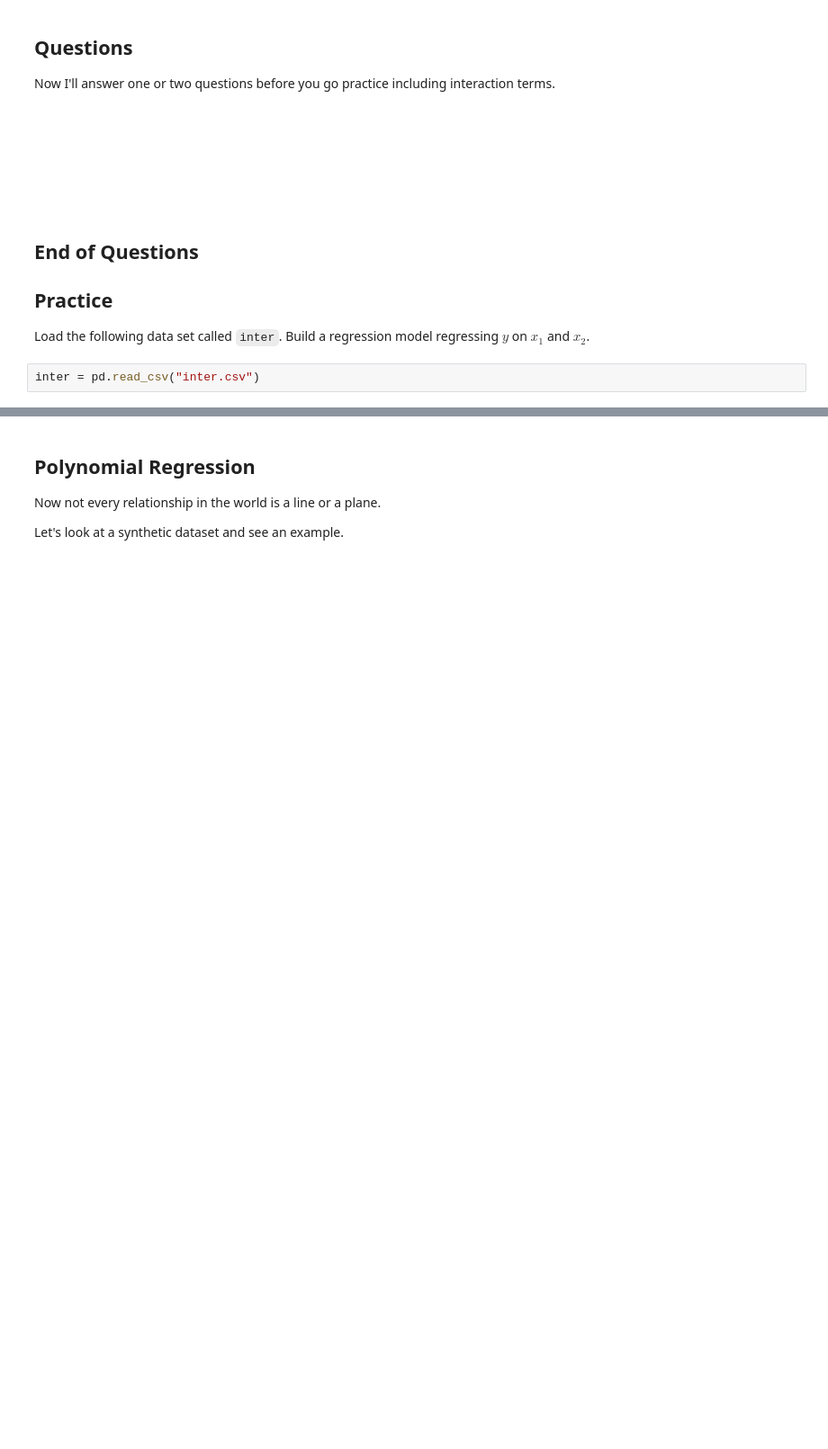
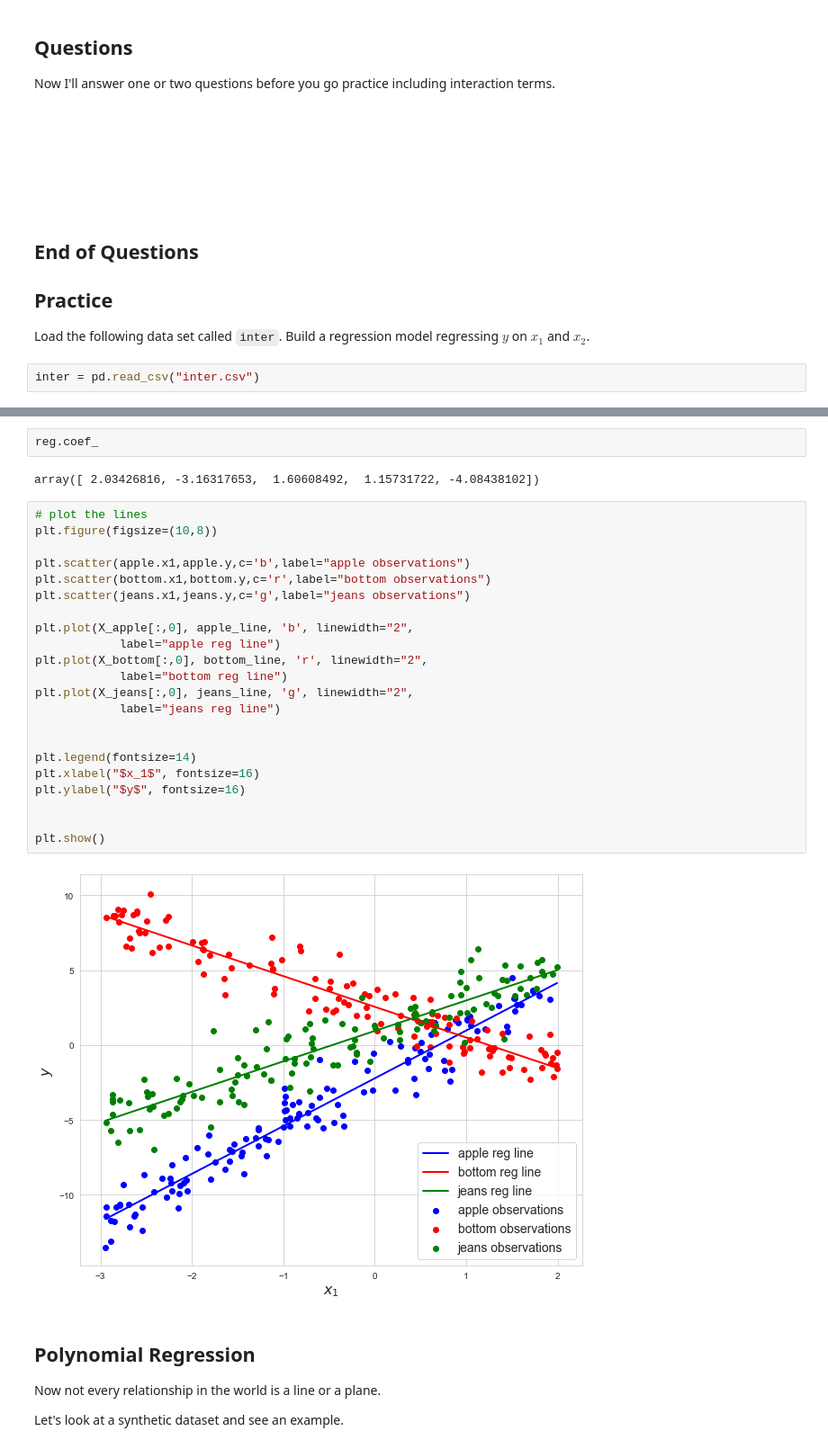
Before and after one commit to yiwchen/Code2020Materials, a Jupyter notebook: Lectures/Regression/Notebook 4 - Interaction Terms, Polynomials, and Other Transformations.ipynb, the cells around one changed output, grey strips where cells are left out. Shown at 90% size. Drawn from its saved outputs; the diff is of its cells as text; blank space fills up the shorter version.

```diff
--- a/Lectures/Regression/Notebook 4 - Interaction Terms, Polynomials, and Other Transformations.ipynb
+++ b/Lectures/Regression/Notebook 4 - Interaction Terms, Polynomials, and Other Transformations.ipynb
@@ -189,3 +267,31 @@ inter = pd.read_csv("inter.csv")
+# %%
+reg.coef_
+# %% [output]
+array([ 2.03426816, -3.16317653,  1.60608492,  1.15731722, -4.08438102])
+# %%
+# plot the lines
+plt.figure(figsize=(10,8))
+
+plt.scatter(apple.x1,apple.y,c='b',label="apple observations")
+plt.scatter(bottom.x1,bottom.y,c='r',label="bottom observations")
+plt.scatter(jeans.x1,jeans.y,c='g',label="jeans observations")
+
+plt.plot(X_apple[:,0], apple_line, 'b', linewidth="2",
+            label="apple reg line")
+plt.plot(X_bottom[:,0], bottom_line, 'r', linewidth="2",
+            label="bottom reg line")
+plt.plot(X_jeans[:,0], jeans_line, 'g', linewidth="2",
+            label="jeans reg line")
+
+
+plt.legend(fontsize=14)
+plt.xlabel("$x_1$", fontsize=16)
+plt.ylabel("$y$", fontsize=16)
+
+
+plt.show()
+# %% [output]
+[figure, added]
 # %% [markdown]
 ## Polynomial Regression
 
```
Also changed, not shown: parts of 39 cells of this notebook, 5 other files.
